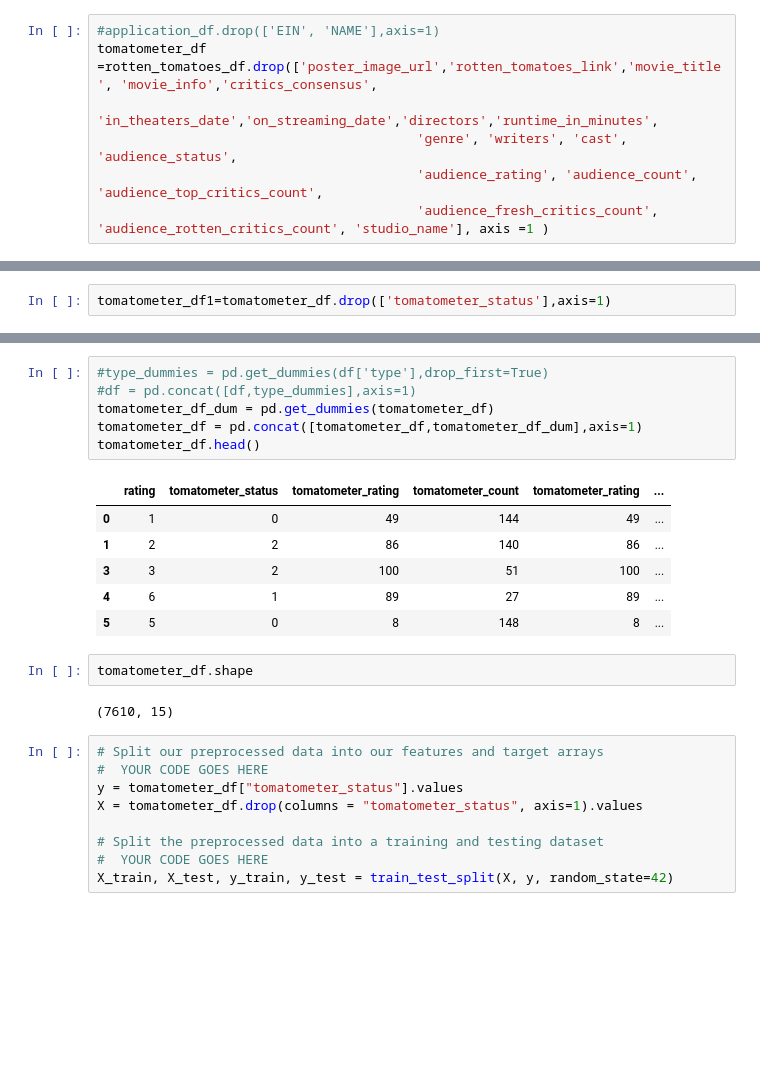
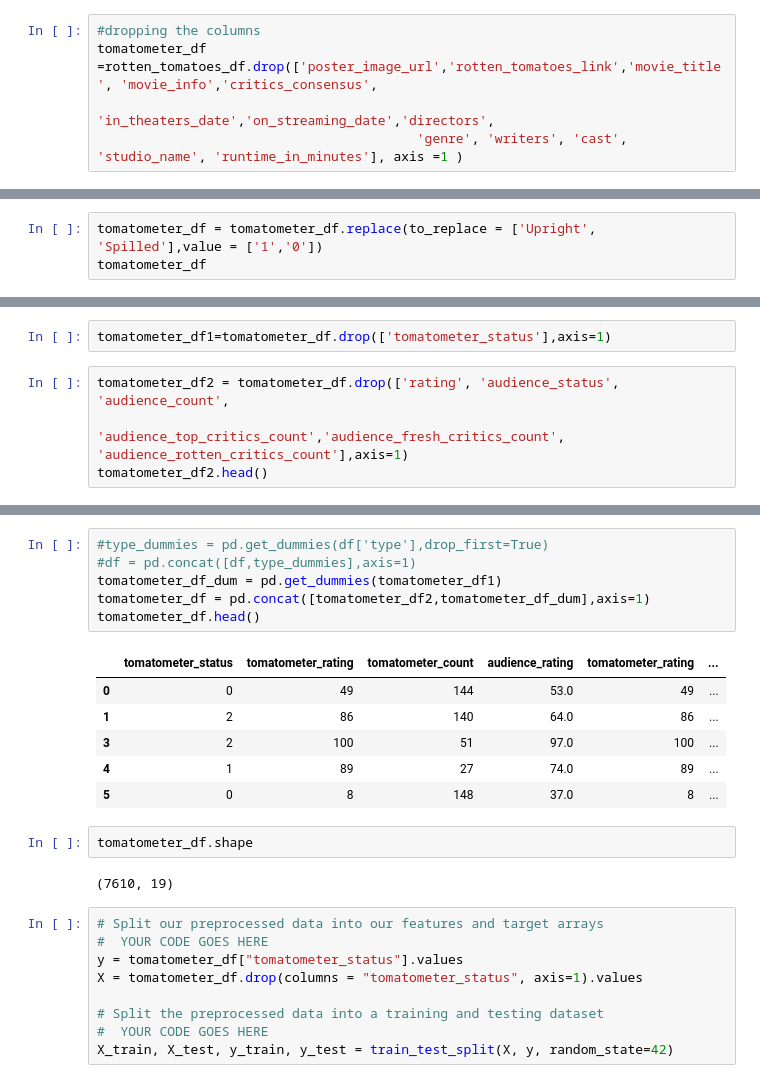
Before and after one commit to wgachugu/Project-4---Machine-Learning, a Jupyter notebook: rotten_tomatoes_ml.ipynb, the cells around one changed output, grey strips where cells are left out. Drawn from its saved outputs; the diff is of its cells as text; blank space fills up the shorter version.

```diff
--- a/rotten_tomatoes_ml.ipynb
+++ b/rotten_tomatoes_ml.ipynb
@@ -64,10 +84,8 @@ Index(['rating', 'studio_name', 'audience_status', 'audience_rating',
 # %%
-#application_df.drop(['EIN', 'NAME'],axis=1)
+#dropping the columns
 tomatometer_df =rotten_tomatoes_df.drop(['poster_image_url','rotten_tomatoes_link','movie_title', 'movie_info','critics_consensus',
-                                         'in_theaters_date','on_streaming_date','directors','runtime_in_minutes',
-                                         'genre', 'writers', 'cast', 'audience_status',
-                                         'audience_rating', 'audience_count', 'audience_top_critics_count',
-                                         'audience_fresh_critics_count', 'audience_rotten_critics_count', 'studio_name'], axis =1 )
+                                         'in_theaters_date','on_streaming_date','directors',
+                                         'genre', 'writers', 'cast', 'studio_name', 'runtime_in_minutes'], axis =1 )
 # %%
 tomatometer_df.columns
 # %% [output]
@@ -161,0 +206,3 @@ tomatometer_df
+# %%
+tomatometer_df = tomatometer_df.replace(to_replace = ['Upright', 'Spilled'],value = ['1','0'])
+tomatometer_df
@@ -169,3 +236,7 @@ tomatometer_count      int64
 dtype: object
 # %%
 tomatometer_df1=tomatometer_df.drop(['tomatometer_status'],axis=1)
+# %%
+tomatometer_df2 = tomatometer_df.drop(['rating', 'audience_status', 'audience_count',
+                                        'audience_top_critics_count','audience_fresh_critics_count', 'audience_rotten_critics_count'],axis=1)
+tomatometer_df2.head()
@@ -172,20 +250,20 @@ tomatometer_df1=tomatometer_df.drop(['tomatometer_status'],axis=1)
 # %%
 #type_dummies = pd.get_dummies(df['type'],drop_first=True)
 #df = pd.concat([df,type_dummies],axis=1)
-tomatometer_df_dum = pd.get_dummies(tomatometer_df)
-tomatometer_df = pd.concat([tomatometer_df,tomatometer_df_dum],axis=1)
+tomatometer_df_dum = pd.get_dummies(tomatometer_df1)
+tomatometer_df = pd.concat([tomatometer_df2,tomatometer_df_dum],axis=1)
 tomatometer_df.head()
 # %% [output]
-|  | rating | tomatometer_status | tomatometer_rating | tomatometer_count | tomatometer_rating | ... |
-| 0 | 1 | 0 | 49 | 144 | 49 | ... |
-| 1 | 2 | 2 | 86 | 140 | 86 | ... |
-| 3 | 3 | 2 | 100 | 51 | 100 | ... |
-| 4 | 6 | 1 | 89 | 27 | 89 | ... |
-| 5 | 5 | 0 | 8 | 148 | 8 | ... |
+|  | tomatometer_status | tomatometer_rating | tomatometer_count | audience_rating | tomatometer_rating | ... |
+| 0 | 0 | 49 | 144 | 53.0 | 49 | ... |
+| 1 | 2 | 86 | 140 | 64.0 | 86 | ... |
+| 3 | 2 | 100 | 51 | 97.0 | 100 | ... |
+| 4 | 1 | 89 | 27 | 74.0 | 89 | ... |
+| 5 | 0 | 8 | 148 | 37.0 | 8 | ... |
 # %%
 tomatometer_df.shape
 # %% [output]
-(7610, 15)
+(7610, 19)
 # %%
 # Split our preprocessed data into our features and target arrays
 #  YOUR CODE GOES HERE
```
Also changed, not shown: parts of 31 cells of this notebook.
